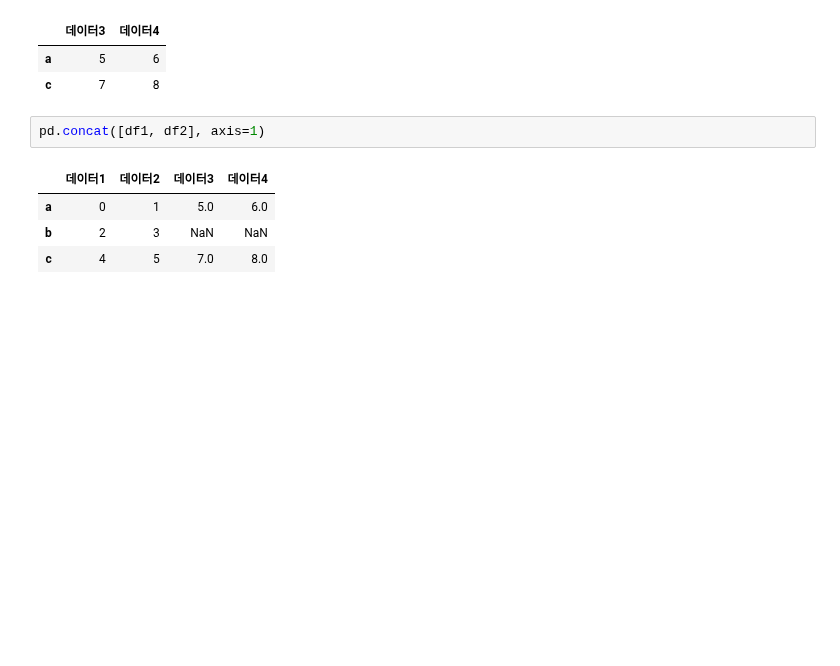
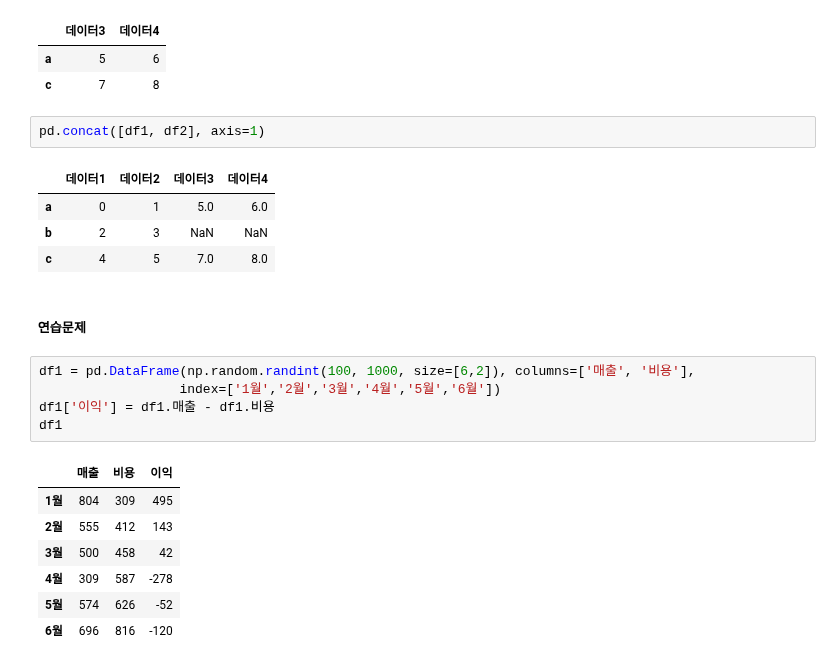
Before and after one commit to rubinkim/machine_learning_07_2022, a Jupyter notebook: 02_pandas/07_합성.ipynb, the cells around one changed output. Saved outputs shown, nothing was run; the diff lists cells and outputs as text; blank space fills up the shorter version.

```diff
--- a/02_pandas/07_합성.ipynb
+++ b/02_pandas/07_합성.ipynb
@@ -247,3 +247,18 @@ pd.concat([df1, df2], axis=1)
 | a | 0 | 1 | 5.0 | 6.0 |
 | b | 2 | 3 | NaN | NaN |
 | c | 4 | 5 | 7.0 | 8.0 |
+# %% [markdown]
+##### 연습문제
+# %%
+df1 = pd.DataFrame(np.random.randint(100, 1000, size=[6,2]), columns=['매출', '비용'],
+                  index=['1월','2월','3월','4월','5월','6월'])
+df1['이익'] = df1.매출 - df1.비용
+df1
+# %% [output]
+|  | 매출 | 비용 | 이익 |
+| 1월 | 804 | 309 | 495 |
+| 2월 | 555 | 412 | 143 |
+| 3월 | 500 | 458 | 42 |
+| 4월 | 309 | 587 | -278 |
+| 5월 | 574 | 626 | -52 |
+| 6월 | 696 | 816 | -120 |
```
Also changed, not shown: parts of 5 cells of this notebook.
